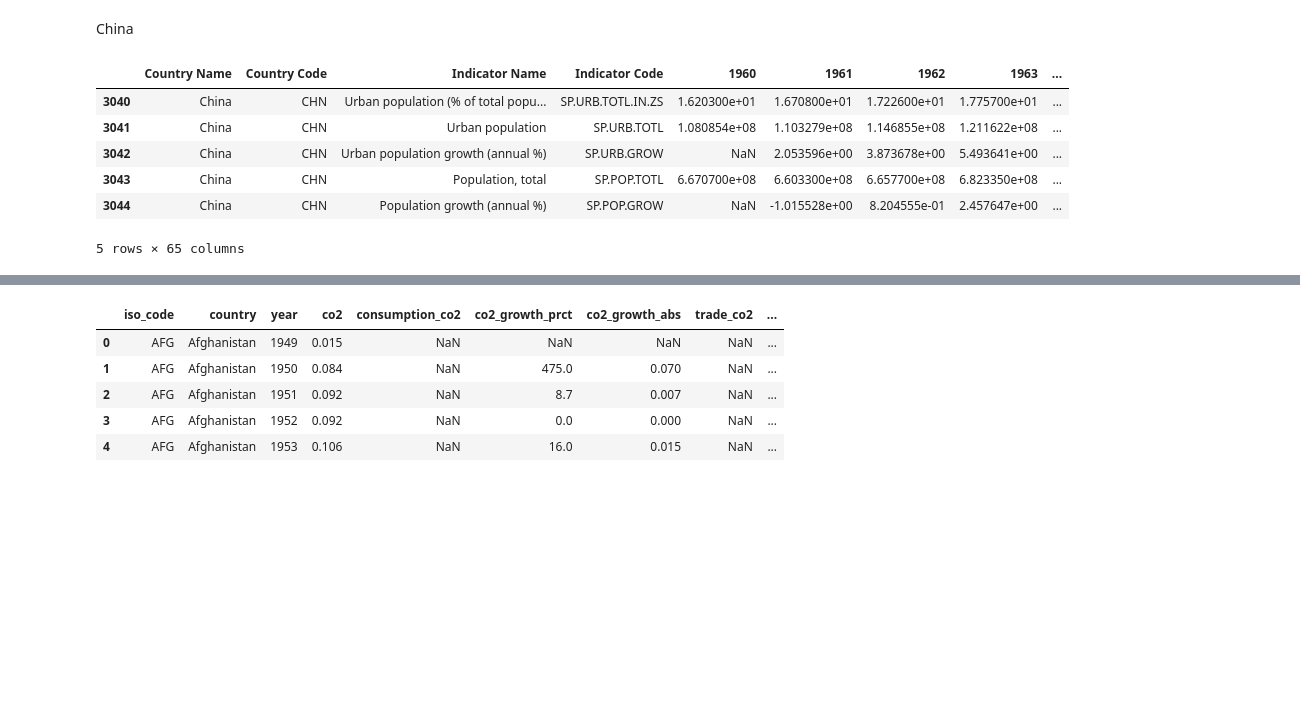
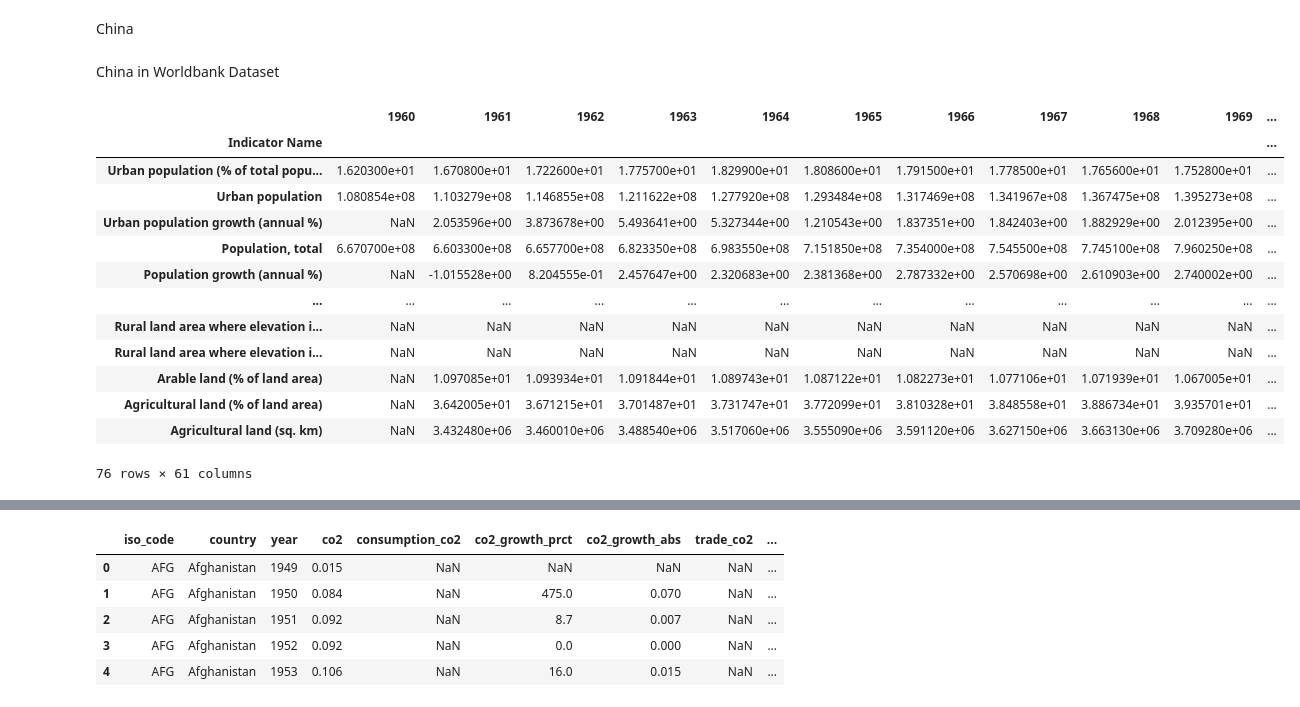
Before and after one commit to BingQuanChua/SASPICIOUS, a Jupyter notebook: eda_merged.ipynb, the cells around one changed output, grey strips where cells are left out. Saved outputs shown, nothing was run; the diff lists cells and outputs as text; code cells hidden in the pictures; blank space fills up the shorter version.

```diff
--- a/eda_merged.ipynb
+++ b/eda_merged.ipynb
@@ -52,28 +52,25 @@ df_bank.transpose()
 65 rows × 20216 columns
 # %% [markdown]
 China
-# %%
-df_china = df_bank[df_bank['Country Name'] == 'China'].copy()
-df_china.head()
-# %% [output]
-|  | Country Name | Country Code | Indicator Name | Indicator Code | 1960 | 1961 | 1962 | 1963 | ... |
-| 3040 | China | CHN | Urban population (% of total popu... | SP.URB.TOTL.IN.ZS | 1.620300e+01 | 1.670800e+01 | 1.722600e+01 | 1.775700e+01 | ... |
-| 3041 | China | CHN | Urban population | SP.URB.TOTL | 1.080854e+08 | 1.103279e+08 | 1.146855e+08 | 1.211622e+08 | ... |
-| 3042 | China | CHN | Urban population growth (annual %) | SP.URB.GROW | NaN | 2.053596e+00 | 3.873678e+00 | 5.493641e+00 | ... |
-| 3043 | China | CHN | Population, total | SP.POP.TOTL | 6.670700e+08 | 6.603300e+08 | 6.657700e+08 | 6.823350e+08 | ... |
-| 3044 | China | CHN | Population growth (annual %) | SP.POP.GROW | NaN | -1.015528e+00 | 8.204555e-01 | 2.457647e+00 | ... |
-5 rows × 65 columns
+# %% [markdown]
+China in Worldbank Dataset
 # %%
-df_china = df_bank[df_bank['Country Name'] == 'China'].copy()
-df_china.drop(columns=['Country Name', 'Country Code', 'Indicator Code'], inplace=True)
-df_china.reset_index(inplace=True, drop=True)
-df_china.set_index('Indicator Name')
-df_china = df_china.transpose()
-df_china.reset_index(inplace=True)
-
-new_header = df_china.iloc[0] # grab the first row for the header
-df_china = df_china[1:] # take the data less the header row
-df_china.columns = new_header # set the header row as the df header
-df_china.rename(columns={'Indicator Name': 'Year'}, inplace=True)
-
-df_china
+df_china_bank = df_bank[df_bank['Country Name'] == 'China'].copy()
+df_china_bank.drop(columns=['Country Name', 'Country Code', 'Indicator Code'], inplace=True)
+df_china_bank.reset_index(inplace=True, drop=True)
+df_china_bank.set_index('Indicator Name')
+# %% [output]
+|  | 1960 | 1961 | 1962 | 1963 | 1964 | 1965 | 1966 | 1967 | 1968 | 1969 | ... |
+| Indicator Name |  |  |  |  |  |  |  |  |  |  | ... |
+| Urban population (% of total popu... | 1.620300e+01 | 1.670800e+01 | 1.722600e+01 | 1.775700e+01 | 1.829900e+01 | 1.808600e+01 | 1.791500e+01 | 1.778500e+01 | 1.765600e+01 | 1.752800e+01 | ... |
+| Urban population | 1.080854e+08 | 1.103279e+08 | 1.146855e+08 | 1.211622e+08 | 1.277920e+08 | 1.293484e+08 | 1.317469e+08 | 1.341967e+08 | 1.367475e+08 | 1.395273e+08 | ... |
+| Urban population growth (annual %) | NaN | 2.053596e+00 | 3.873678e+00 | 5.493641e+00 | 5.327344e+00 | 1.210543e+00 | 1.837351e+00 | 1.842403e+00 | 1.882929e+00 | 2.012395e+00 | ... |
+| Population, total | 6.670700e+08 | 6.603300e+08 | 6.657700e+08 | 6.823350e+08 | 6.983550e+08 | 7.151850e+08 | 7.354000e+08 | 7.545500e+08 | 7.745100e+08 | 7.960250e+08 | ... |
+| Population growth (annual %) | NaN | -1.015528e+00 | 8.204555e-01 | 2.457647e+00 | 2.320683e+00 | 2.381368e+00 | 2.787332e+00 | 2.570698e+00 | 2.610903e+00 | 2.740002e+00 | ... |
+| ... | ... | ... | ... | ... | ... | ... | ... | ... | ... | ... | ... |
+| Rural land area where elevation i... | NaN | NaN | NaN | NaN | NaN | NaN | NaN | NaN | NaN | NaN | ... |
+| Rural land area where elevation i... | NaN | NaN | NaN | NaN | NaN | NaN | NaN | NaN | NaN | NaN | ... |
+| Arable land (% of land area) | NaN | 1.097085e+01 | 1.093934e+01 | 1.091844e+01 | 1.089743e+01 | 1.087122e+01 | 1.082273e+01 | 1.077106e+01 | 1.071939e+01 | 1.067005e+01 | ... |
+| Agricultural land (% of land area) | NaN | 3.642005e+01 | 3.671215e+01 | 3.701487e+01 | 3.731747e+01 | 3.772099e+01 | 3.810328e+01 | 3.848558e+01 | 3.886734e+01 | 3.935701e+01 | ... |
+| Agricultural land (sq. km) | NaN | 3.432480e+06 | 3.460010e+06 | 3.488540e+06 | 3.517060e+06 | 3.555090e+06 | 3.591120e+06 | 3.627150e+06 | 3.663130e+06 | 3.709280e+06 | ... |
+76 rows × 61 columns
```
Also changed, not shown: parts of 10 cells of this notebook.
